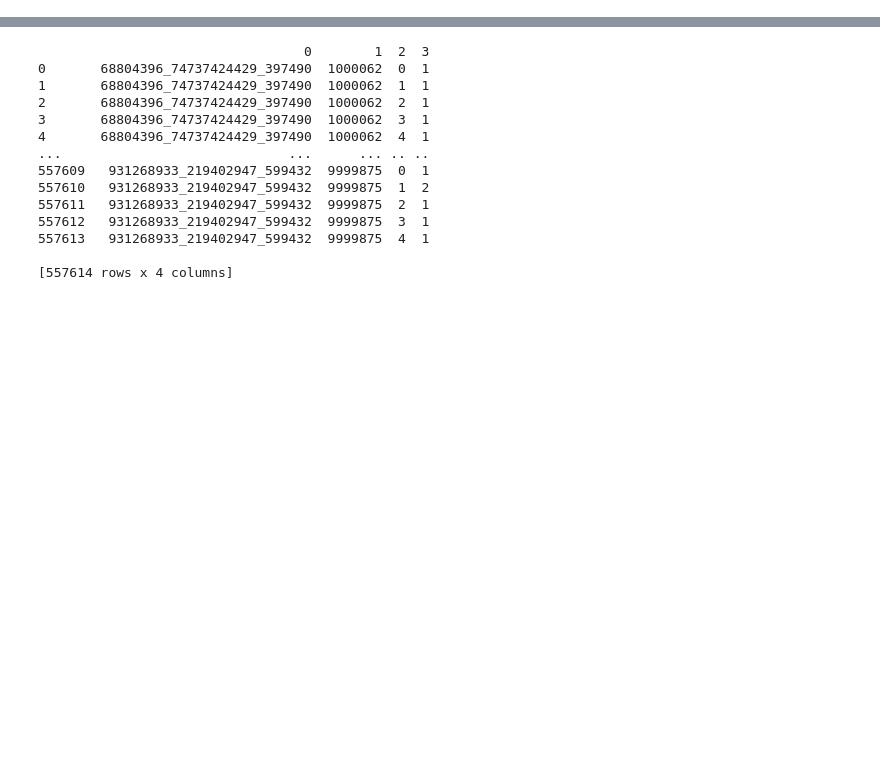
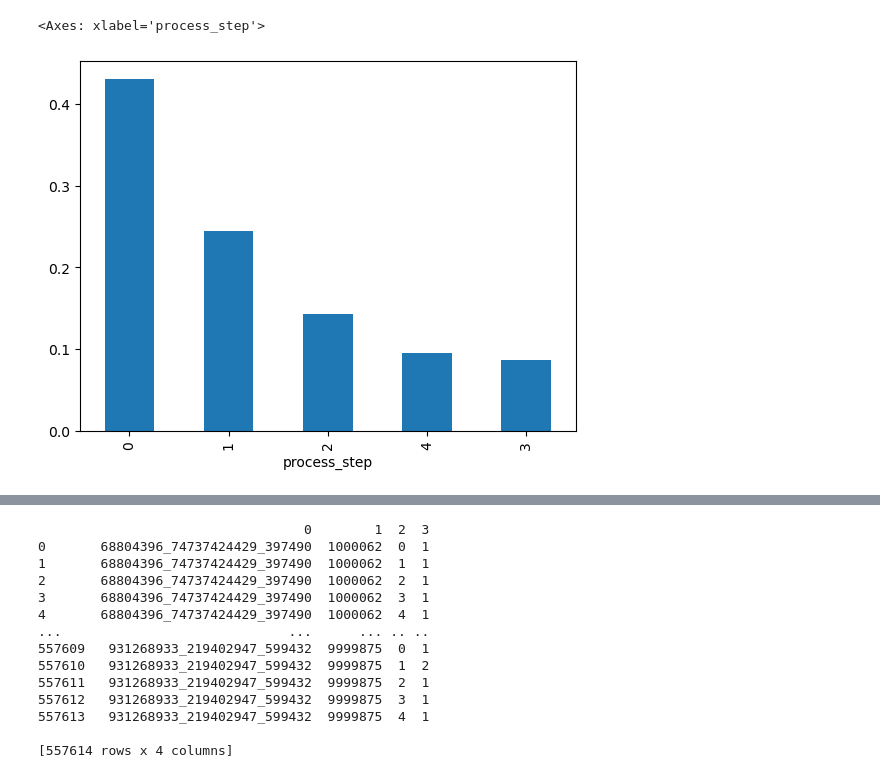
Before and after one commit to nessajimenez/vanguard-ab-test-, a Jupyter notebook: Data Processing/Conclusions for Error Rates.ipynb, the cells around one changed output, grey strips where cells are left out. Cells and saved outputs as stored; diff of their text form; code cells hidden in the pictures; blank space fills up the shorter version.

```diff
--- a/Data Processing/Conclusions for Error Rates.ipynb
+++ b/Data Processing/Conclusions for Error Rates.ipynb
@@ -6 +10,4 @@ import numpy as np
 %matplotlib inline
+# %%
+import getpass  # To get the password without showing the input
+password = getpass.getpass()
@@ -6,0 +16,7 @@ import numpy as np
+# %%
+# Connect to MySQL database
+conn = mysql.connector.connect(host='127.0.0.1', user='root', passwd=password)
+cursor = conn.cursor()
+
+#Select the database
+cursor.execute("USE vanguard")
@@ -6,0 +243,7 @@ import numpy as np
+# %%
+# table showing errors by test group
+
+test_group_errors
+
+test_group_errors .rename(columns = {0:'client_id', 1:'visit_id', 2:'process_step', 3:'step_count'}, inplace=True)
+test_group_errors
@@ -6,0 +264,11 @@ import numpy as np
+# %%
+frequency_test = test_group_errors['process_step'].value_counts()
+frequency_test
+
+proportion_test = test_group_errors['process_step'].value_counts(normalize=True)
+proportion_test
+
+proportion_test.plot(kind="bar")
+# %% [output]
+<Axes: xlabel='process_step'>
+[figure, added]
```
Also changed, not shown: parts of 19 cells of this notebook, 2 other files.
